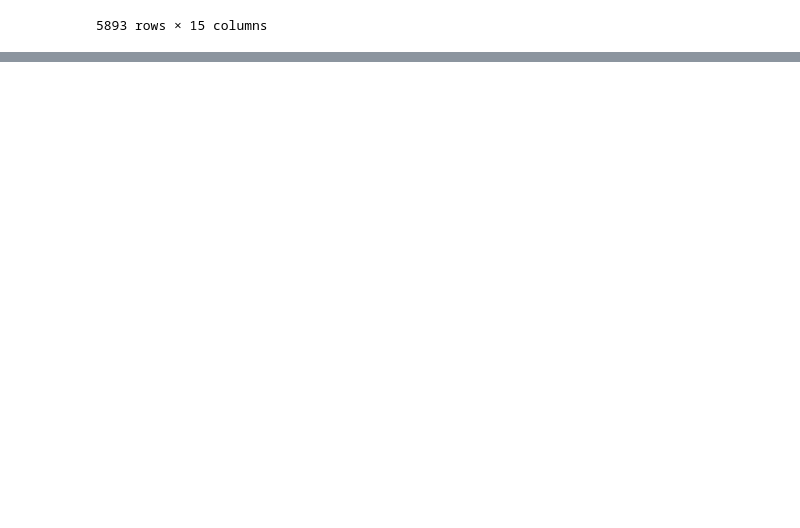
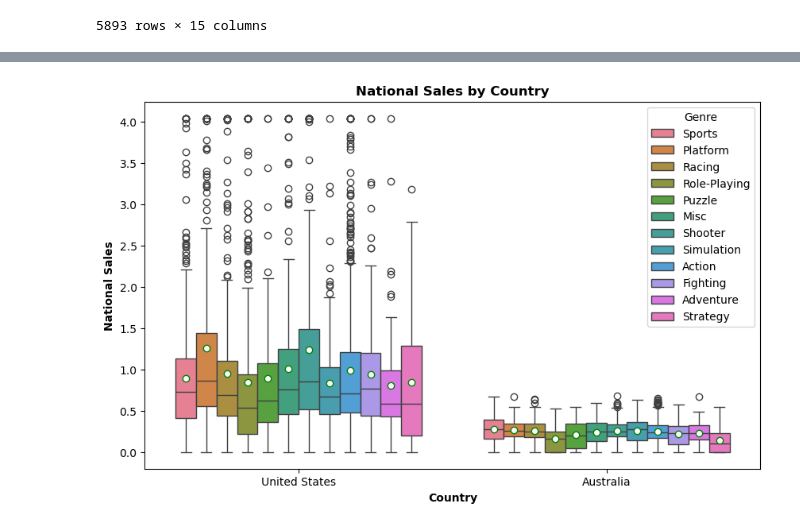
Before and after one commit to Jade-Jones-dev/ai_machine_learning, a Jupyter notebook: week_2/python_data_analysis/python_project.ipynb, the cells around one changed output, grey strips where cells are left out. Cells and saved outputs as stored; diff of their text form; code cells hidden in the pictures; blank space fills up the shorter version.

```diff
--- a/week_2/python_data_analysis/python_project.ipynb
+++ b/week_2/python_data_analysis/python_project.ipynb
@@ -62,0 +66,14 @@ sns.barplot(data=National_Sales, x='Region', y='National Sales', hue='Country')
+# %%
+#create box plot
+plt.figure(figsize=(10, 6))
+sns.boxplot(x='Country', y='National Sales', data=df, hue='Genre', showmeans=True, meanprops={
+    "marker": "o",
+    "markerfacecolor": "white",
+    'markersize': '6',
+    'markeredgecolor' : 'green'})
+plt.title('National Sales by Country', fontweight='bold')
+plt.xlabel('Country',fontweight='bold')
+plt.ylabel('National Sales',fontweight='bold')
+plt.show()
+# %% [output]
+[figure, added]
```
Also changed, not shown: parts of 2 cells of this notebook, 3 other files.
